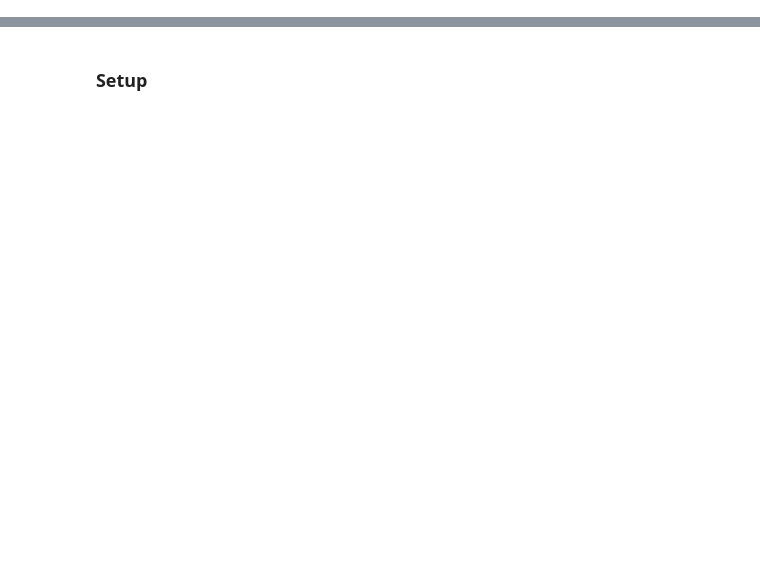
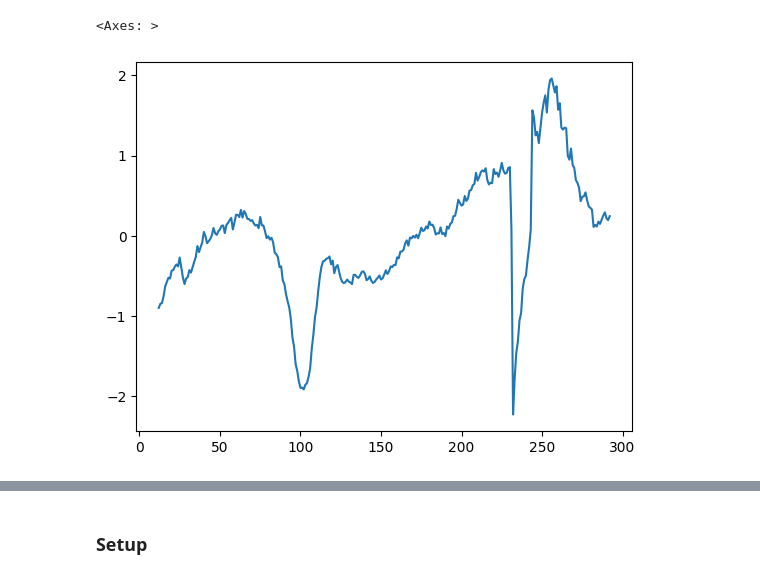
Before and after one commit to Makster04/Labor_Market_Index, a Jupyter notebook: Demand_vs_Supply.ipynb, the cells around one changed output, grey strips where cells are left out. Saved outputs shown, nothing was run; the diff lists cells and outputs as text; code cells hidden in the pictures; blank space fills up the shorter version.

```diff
--- a/Demand_vs_Supply.ipynb
+++ b/Demand_vs_Supply.ipynb
@@ -731,0 +150,22 @@ shap.summary_plot(shap_values, X)
+# %%
+# Selecting Features
+tightness_features = [
+    'OpeningsPerUnemployed',
+    'HiresPerUnemployed',
+    'TempHelpEmploymentYoY'
+]
+
+# Z-Score Normalize Each Feature
+
+from sklearn.preprocessing import StandardScaler
+
+scaler = StandardScaler()
+tightness_scaled = scaler.fit_transform(Supply_Demand_Indicators_df[tightness_features])
+
+# Take the mean of Z-Scores
+Supply_Demand_Indicators_df['Labor_Tightness_Index'] = tightness_scaled.mean(axis=1)
+
+Supply_Demand_Indicators_df['Labor_Tightness_Index'].plot()
+# %% [output]
+<Axes: >
+[figure, added]
```
Also changed, not shown: parts of 83 cells of this notebook.
